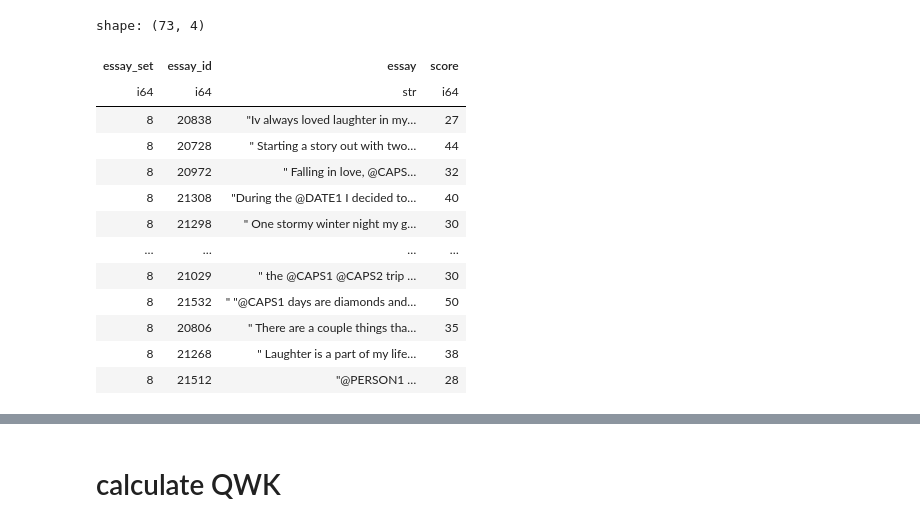
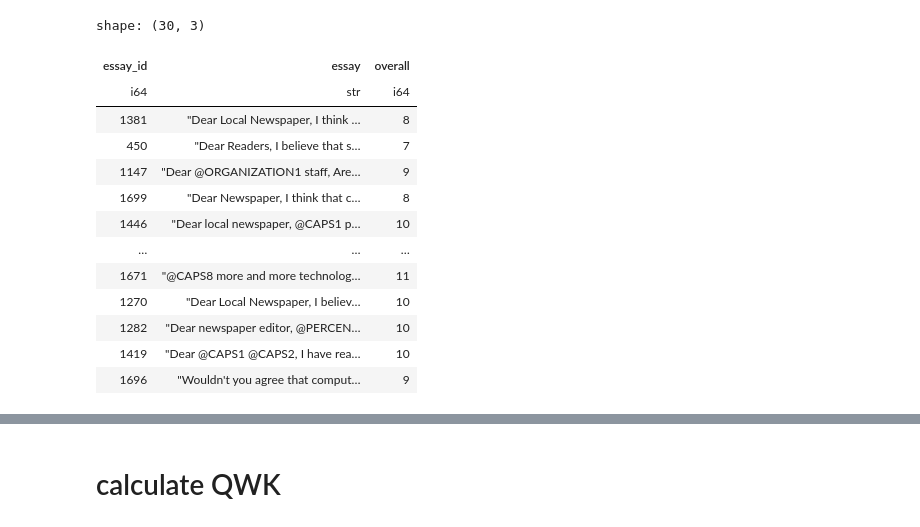
Before and after one commit to takumi0shibata/aes-llm, a Jupyter notebook: many_shot.ipynb, the cells around one changed output, grey strips where cells are left out. Cells and saved outputs as stored; diff of their text form; code cells hidden in the pictures.

```diff
--- a/many_shot.ipynb
+++ b/many_shot.ipynb
@@ -5,3 +10,14 @@ from tqdm import tqdm
 # %%
-TARGET_PROMPT_ID = 8
+DATASET_PATH = "./dataset/asap_with_traits.csv"
+LLM_PROMPT_PATH = "./llm_prompts/few_shot_user.md"
+ESSAY_PROMPT_DIR = "./llm_prompts/asap_original/"
+ESSAY_RUBRIC_DIR = "./llm_prompts/original_trait/"
+TARGET_PROMPT_ID = 1
+ATT = "overall"
+NUM_FEW_SHOT = 30
+
+MODEL = "Qwen/Qwen3.5-9B"
+MODEL_FAMILIY = "qwen"
+OUTDIR = Path(f"out/few_shot/{MODEL}/{TARGET_PROMPT_ID}/{ATT}")
+JSONL_PATH = OUTDIR / "results.jsonl"
 # %%
@@ -38,19 +35,19 @@ shape: (30, 4)
-# %%
-test_df
-# %% [output]
-shape: (73, 4)
-| essay_set | essay_id | essay | score |
-| i64 | i64 | str | i64 |
-| 8 | 20838 | "Iv always loved laughter in my… | 27 |
-| 8 | 20728 | " Starting a story out with two… | 44 |
-| 8 | 20972 | " Falling in love, @CAPS… | 32 |
-| 8 | 21308 | "During the @DATE1 I decided to… | 40 |
-| 8 | 21298 | " One stormy winter night my g… | 30 |
-| … | … | … | … |
-| 8 | 21029 | " the @CAPS1 @CAPS2 trip … | 30 |
-| 8 | 21532 | " "@CAPS1 days are diamonds and… | 50 |
-| 8 | 20806 | " There are a couple things tha… | 35 |
-| 8 | 21268 | " Laughter is a part of my life… | 38 |
-| 8 | 21512 | "@PERSON1 … | 28 |
+# %%
+few_shot_df
+# %% [output]
+shape: (30, 3)
+| essay_id | essay | overall |
+| i64 | str | i64 |
+| 1381 | "Dear Local Newspaper, I think … | 8 |
+| 450 | "Dear Readers, I believe that s… | 7 |
+| 1147 | "Dear @ORGANIZATION1 staff, Are… | 9 |
+| 1699 | "Dear Newspaper, I think that c… | 8 |
+| 1446 | "Dear local newspaper, @CAPS1 p… | 10 |
+| … | … | … |
+| 1671 | "@CAPS8 more and more technolog… | 11 |
+| 1270 | "Dear Local Newspaper, I believ… | 10 |
+| 1282 | "Dear newspaper editor, @PERCEN… | 10 |
+| 1419 | "Dear @CAPS1 @CAPS2, I have rea… | 10 |
+| 1696 | "Wouldn't you agree that comput… | 9 |
 # %%
 # Create LLM queries
```
Also changed, not shown: parts of 12 cells of this notebook, 43 other files.
